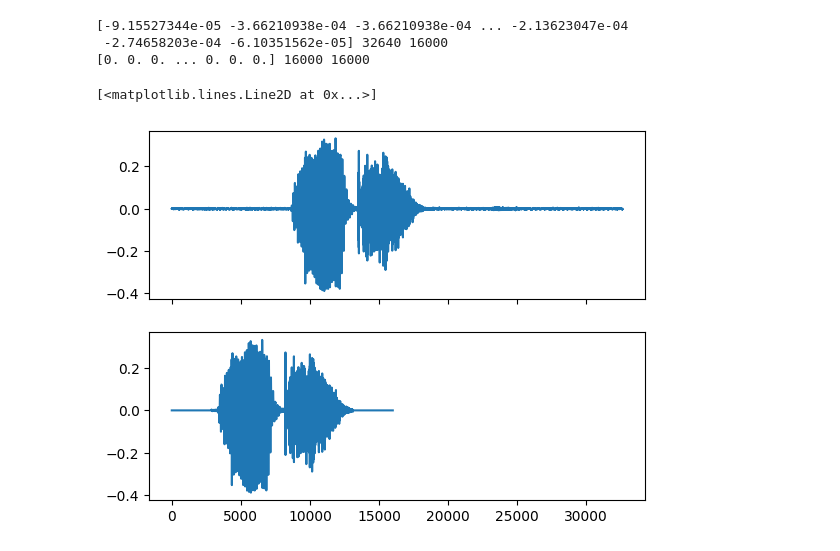
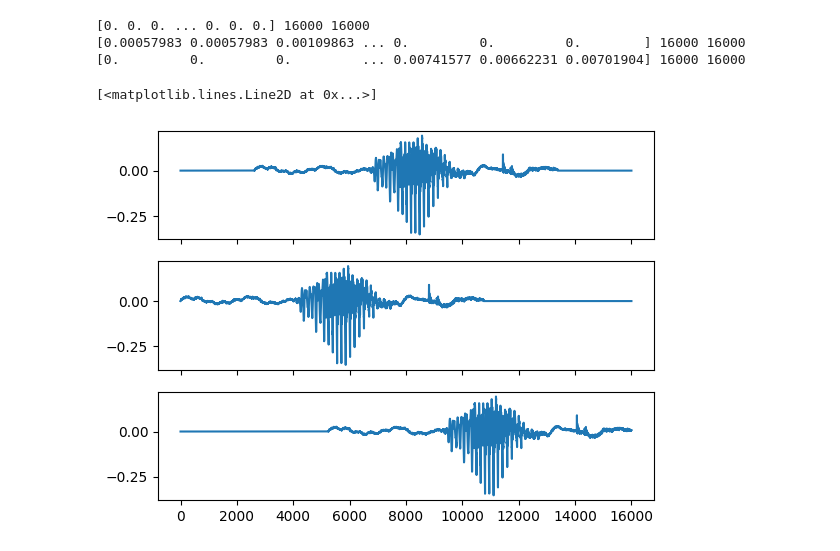
Before and after one commit to hawcat/voice_wakeUp, a Jupyter notebook: trim_mid_check.ipynb, the cells around one changed output. Cells and saved outputs as stored; diff of their text form; code cells hidden in the pictures.

```diff
--- a/trim_mid_check.ipynb
+++ b/trim_mid_check.ipynb
@@ -1,21 +8,24 @@
 # %%
 import soundfile as sf
 # %%
-data1, sample_rate1 = sf.read("dataset/max/max_97.wav")
-data2, sample_rate2 = sf.read("dataset/max_central/max_97.wav")
+data1, sample_rate1 = sf.read("speech_commands_v0.02/max_trimed/max_1_central.wav")
+data2, sample_rate2 = sf.read("speech_commands_v0.02/max_trimed/max_1_left.wav")
+data3, sample_rate3 = sf.read("speech_commands_v0.02/max_trimed/max_1_right.wav")
 # data2, sample_rate2 = sf.read("dataset/max_central/max_1.wav")
 print(data1, len(data1), sample_rate1)
 print(data2, len(data2), sample_rate2)
+print(data3, len(data3), sample_rate3)
 # %% [output]
-[-9.15527344e-05 -3.66210938e-04 -3.66210938e-04 ... -2.13623047e-04
- -2.74658203e-04 -6.10351562e-05] 32640 16000
 [0. 0. 0. ... 0. 0. 0.] 16000 16000
+[0.00057983 0.00057983 0.00109863 ... 0.         0.         0.        ] 16000 16000
+[0.         0.         0.         ... 0.00741577 0.00662231 0.00701904] 16000 16000
 # %%
 import matplotlib.pyplot as plt
 # %%
-fig, (ax1, ax2) = plt.subplots(2,1,sharex=True,sharey=True)
+fig, (ax1, ax2, ax3) = plt.subplots(3,1,sharex=True,sharey=True)
 ax1.plot(data1)
 ax2.plot(data2)
+ax3.plot(data3)
 # %% [output]
 [<matplotlib.lines.Line2D at 0x...>]
-[figure, old version]
+[figure, new version]
```
Also changed, not shown: parts of 1 cell of this notebook, 9 other files.
